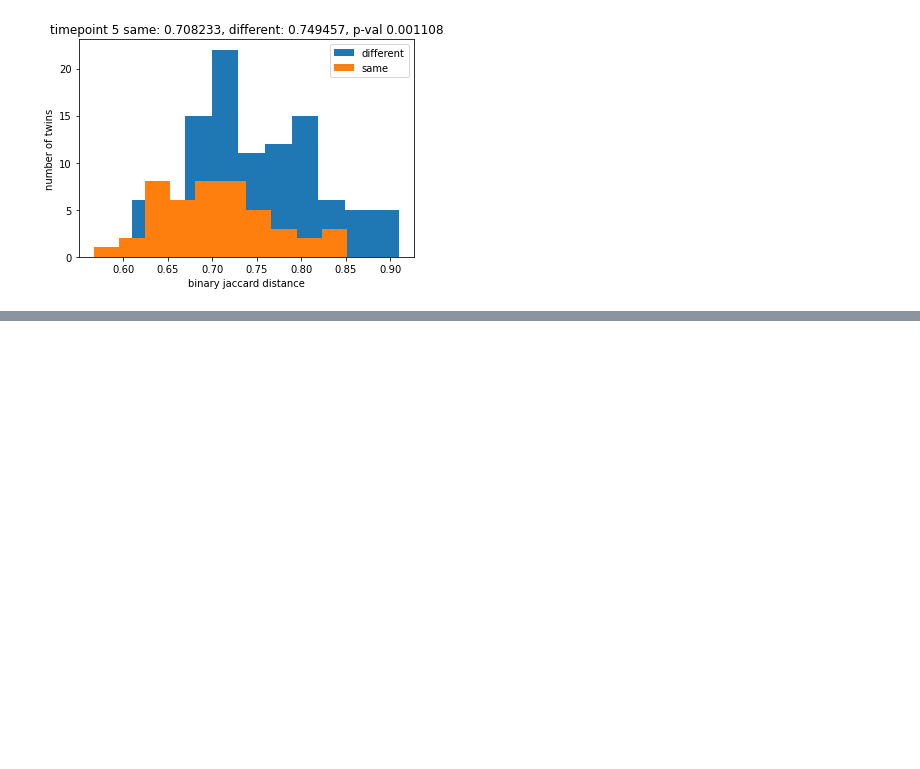
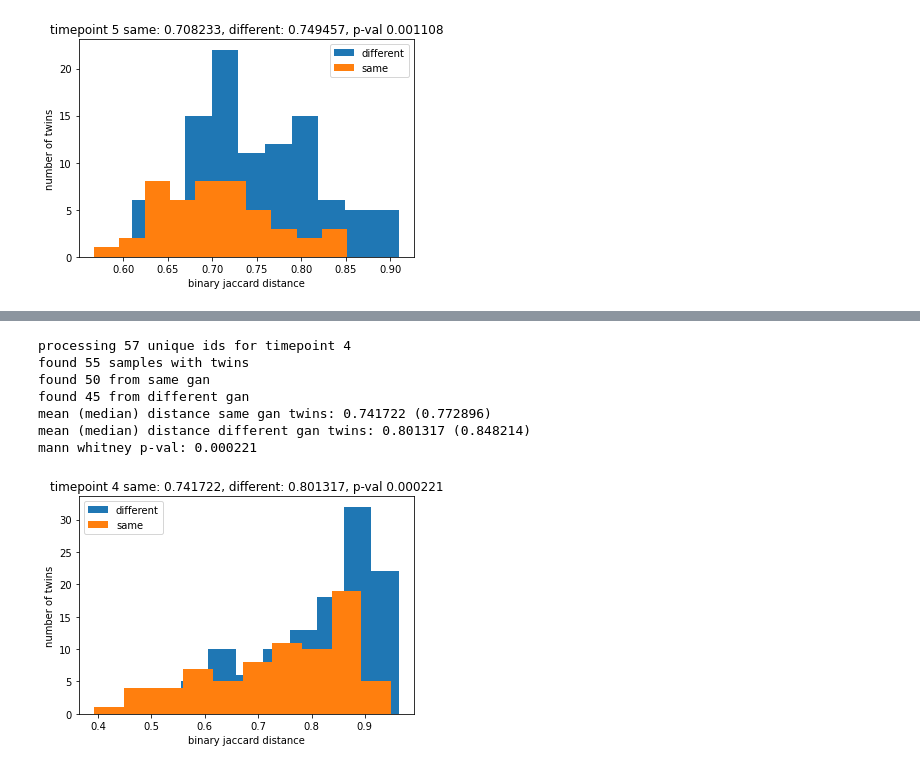
Before and after one commit to amnona/paper-daycare, a Jupyter notebook: kg-twins.ipynb, the cells around one changed output, grey strips where cells are left out. Saved outputs shown, nothing was run; the diff lists cells and outputs as text; code cells hidden in the pictures; blank space fills up the shorter version.

```diff
--- a/kg-twins.ipynb
+++ b/kg-twins.ipynb
@@ -237,0 +314,12 @@ mann whitney p-val: 0.001108
+# %%
+f=twins_dist(gan,timepoint=4,cutoff=1,method='bc')
+f.savefig('supplementary/twins-time4-bc.pdf')
+# %% [output]
+processing 57 unique ids for timepoint 4
+found 55 samples with twins
+found 50 from same gan
+found 45 from different gan
+mean (median) distance same gan twins: 0.741722 (0.772896)
+mean (median) distance different gan twins: 0.801317 (0.848214)
+mann whitney p-val: 0.000221
+[figure, added]
```
Also changed, not shown: parts of 9 cells of this notebook, 10 other files.
